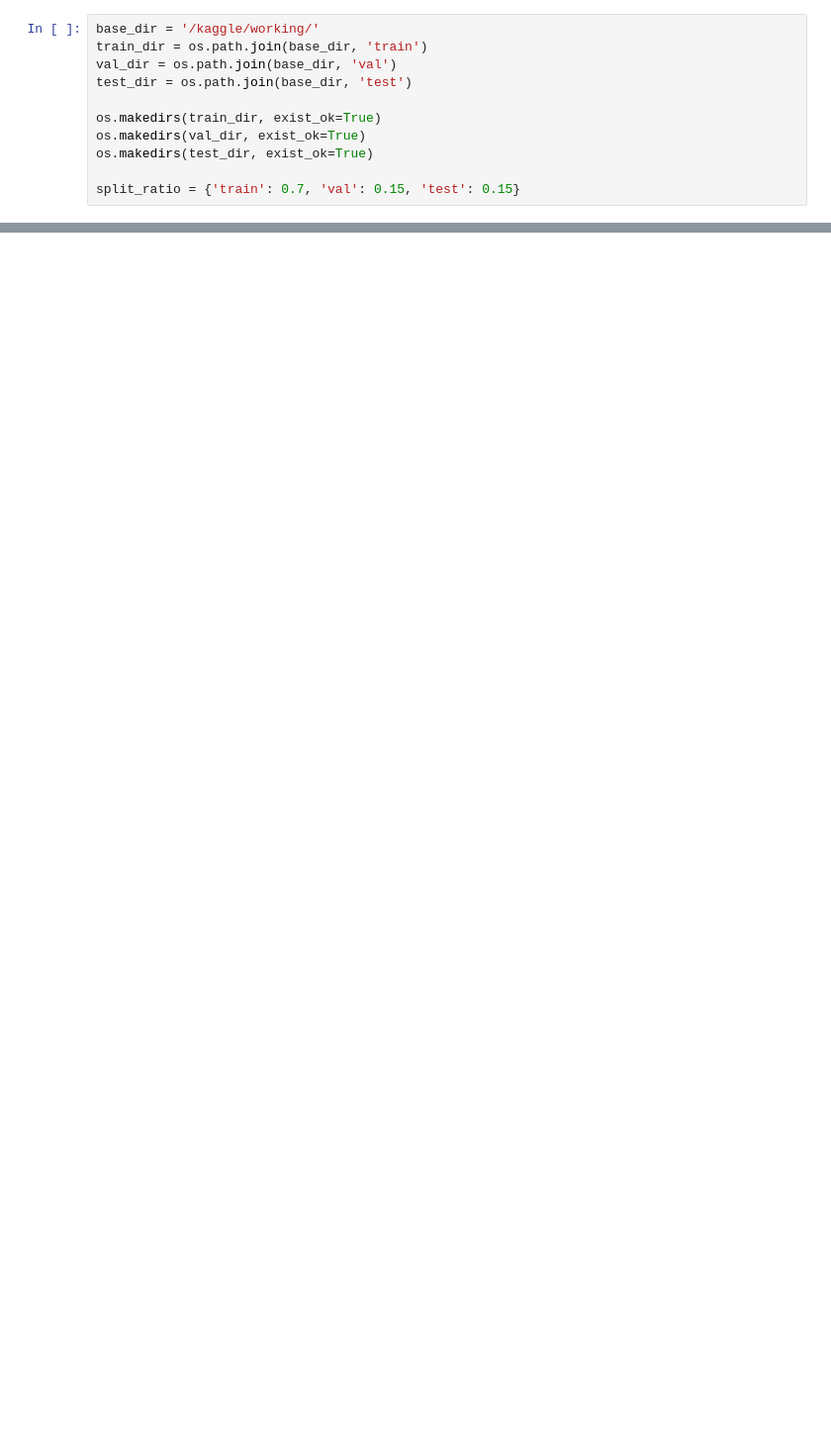
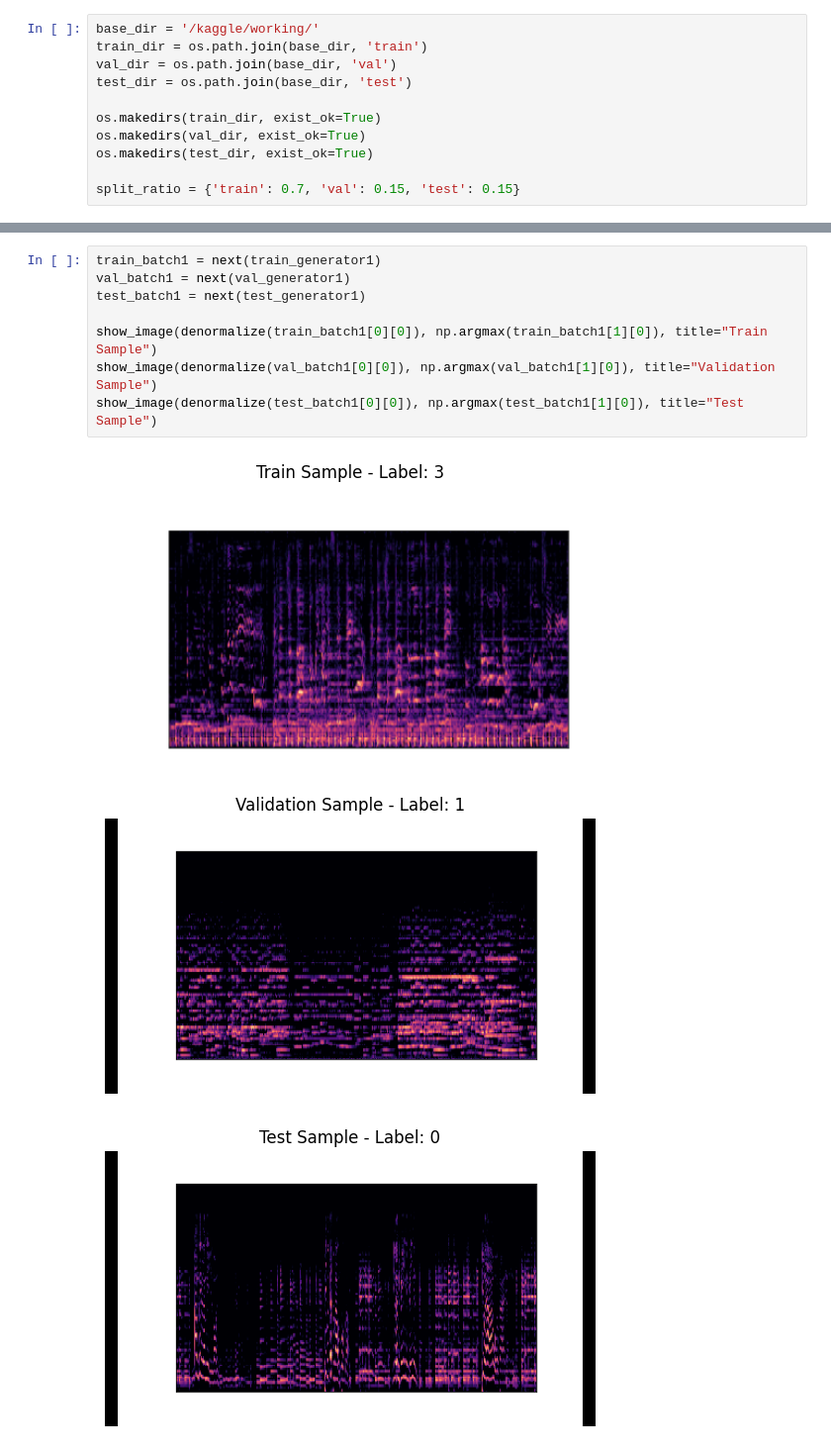
Before and after one commit to harshitdhar9/Music_Genre_Classification, a Jupyter notebook: ai-models/gtzan-classification.ipynb, the cells around one changed output, grey strips where cells are left out. Shown at 99% size. Cells and saved outputs as stored; diff of their text form; blank space fills up the shorter version.

```diff
--- a/ai-models/gtzan-classification.ipynb
+++ b/ai-models/gtzan-classification.ipynb
@@ -150,0 +389,12 @@ print("Dataset split completed!")
+# %%
+train_batch1 = next(train_generator1)
+val_batch1 = next(val_generator1)
+test_batch1 = next(test_generator1)
+
+show_image(denormalize(train_batch1[0][0]), np.argmax(train_batch1[1][0]), title="Train Sample")
+show_image(denormalize(val_batch1[0][0]), np.argmax(val_batch1[1][0]), title="Validation Sample")
+show_image(denormalize(test_batch1[0][0]), np.argmax(test_batch1[1][0]), title="Test Sample")
+# %% [output]
+[figure, added]
+[figure, added]
+[figure, added]
```
Also changed, not shown: parts of 25 cells of this notebook, 1 other file.
